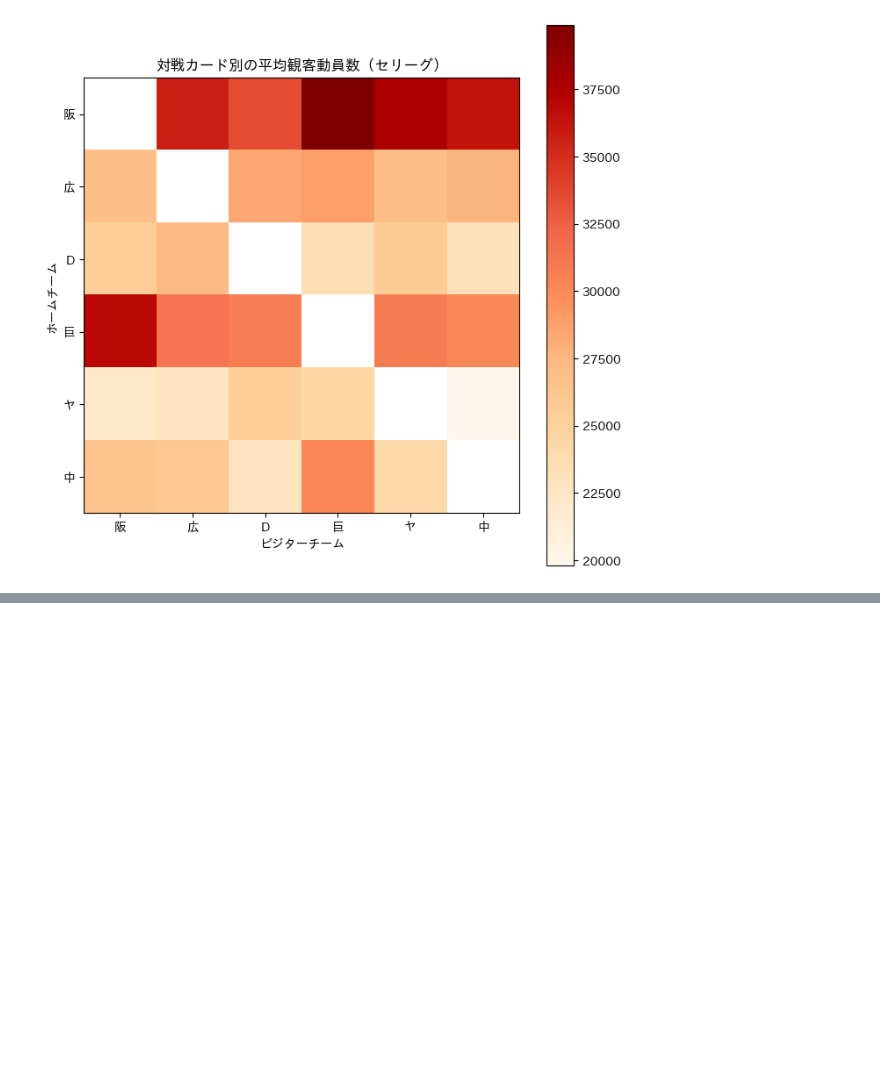
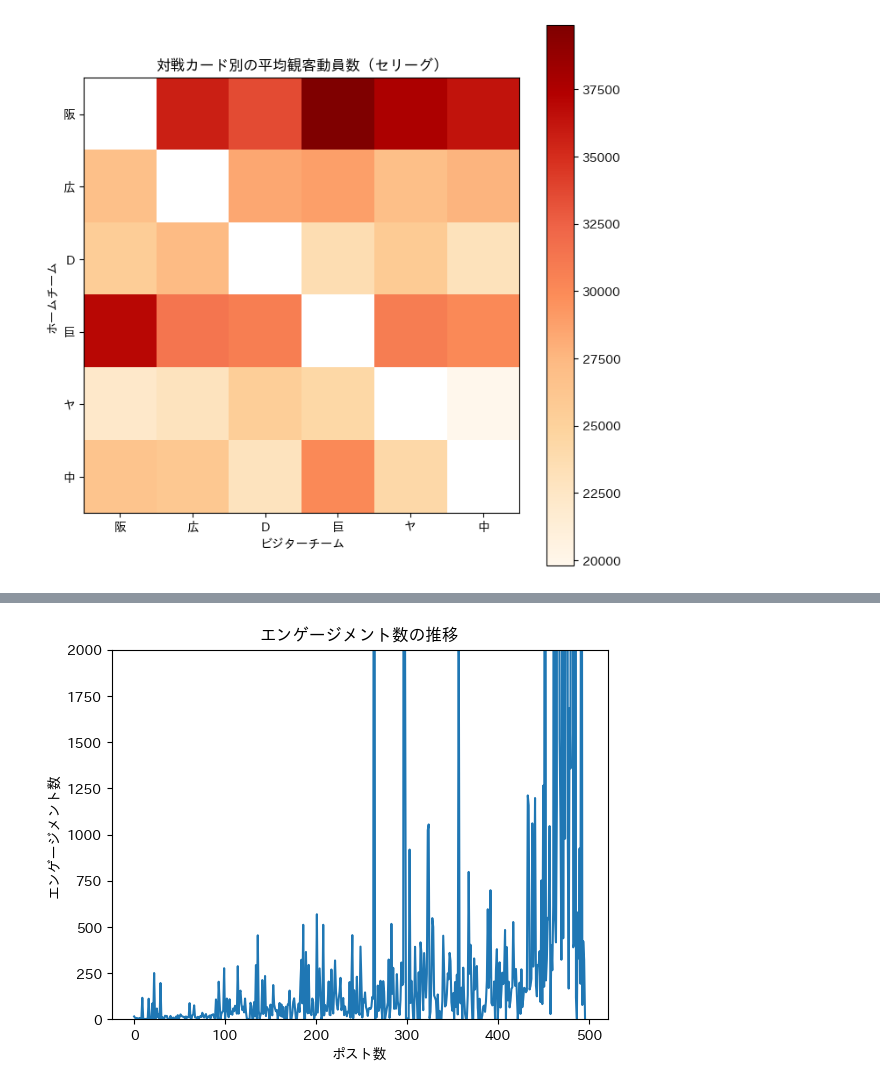
Before and after one commit to hitomitsu50/SportsData_Portfolio, a Jupyter notebook: プロ野球12球団顧客分析.ipynb, the cells around one changed output, grey strips where cells are left out. Drawn from its saved outputs; the diff is of its cells as text; code cells hidden in the pictures; blank space fills up the shorter version.

```diff
--- a/プロ野球12球団顧客分析.ipynb
+++ b/プロ野球12球団顧客分析.ipynb
@@ -247,0 +278,10 @@ plt.show()
+# %%
+#折れ線グラフの作成
+plt.plot(df["エンゲージメント"])
+plt.title("エンゲージメント数の推移")
+plt.xlabel("ポスト数")
+plt.ylabel("エンゲージメント数")
+plt.ylim(0,2000)
+plt.show()
+# %% [output]
+[figure, added]
```
Also changed, not shown: parts of 5 cells of this notebook.
